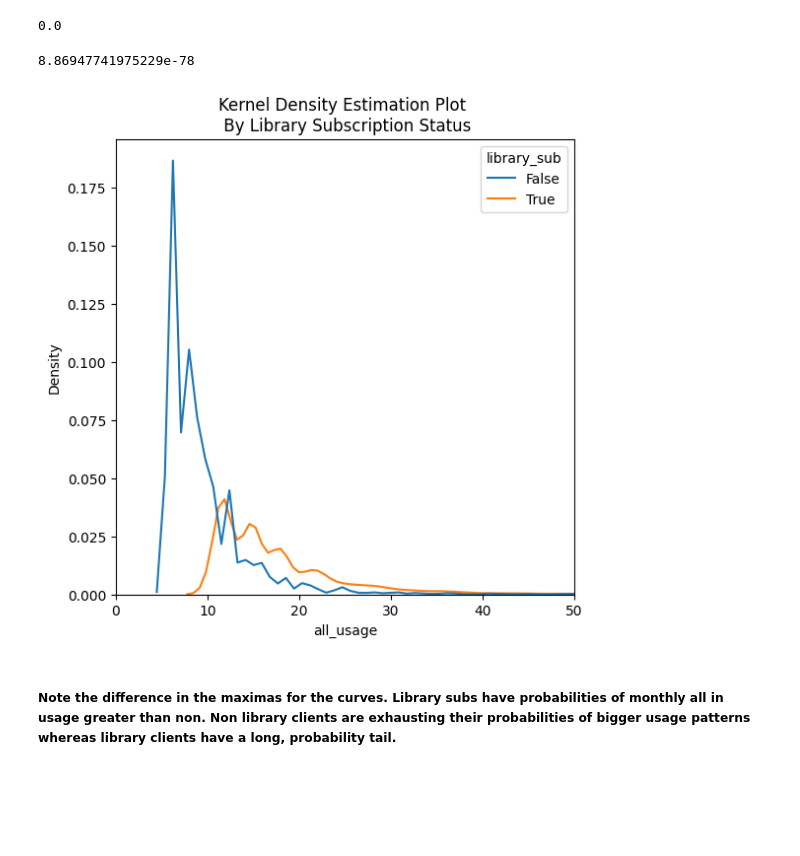
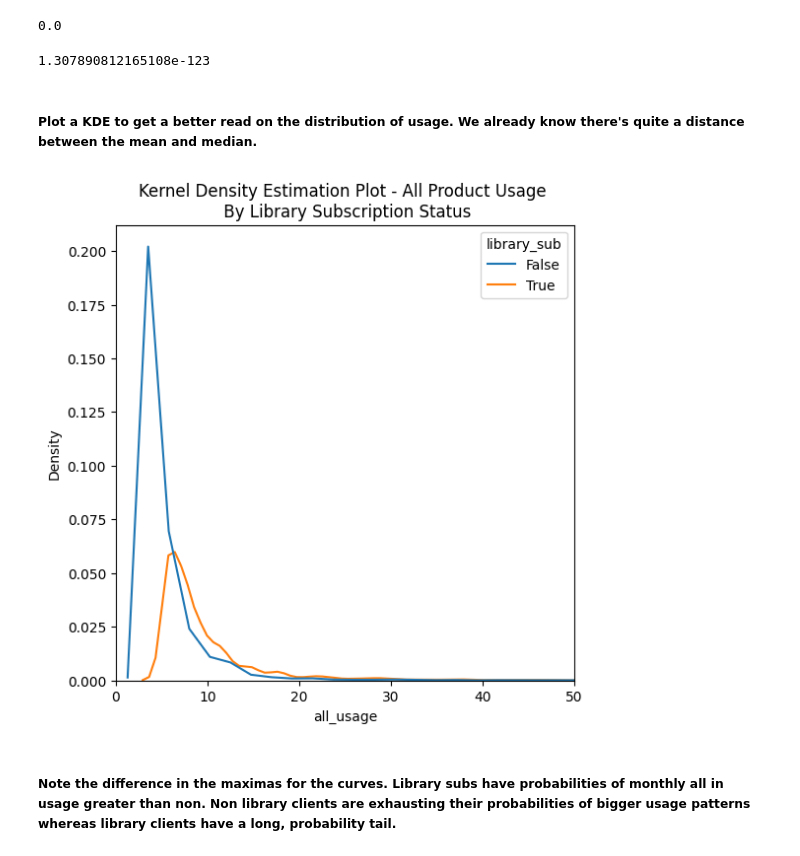
Before and after one commit to dcolarusso/case_studies, a Jupyter notebook: Library LR Forecast.ipynb, the cells around one changed output. Cells and saved outputs as stored; diff of their text form; code cells hidden in the pictures; blank space fills up the shorter version.

```diff
--- a/Library LR Forecast.ipynb
+++ b/Library LR Forecast.ipynb
@@ -80,7 +80,7 @@ def make_client_table(size):
         'region' : [np.random.choice(region, p=[0.70, 0.30]) for i in range(size)],
         'contract_type' : [np.random.choice(contract_type, p=[0.50, 0.25, 0.25]) for i in range(size)],
         'library_sub' : [np.random.choice(library_sub, p=[0.33, 0.67]) for i in range(size)],
-        'active_users' : np.ceil([ (np.random.pareto(2.75)) * 1 for i in range(size)]) + 1
+        'active_users' : np.ceil([ (np.random.pareto(2.75)) * 1 for i in range(size)])
     })
 
     return df
@@ -247,16 +275,18 @@ print(csq_bu[1])
 csq_contract =chi2_contingency(pd.crosstab(f_usage['all_usage'], f_usage['contract_type']))
 print(csq_contract[1])
 # %% [output]
-8.86947741975229e-78
+1.307890812165108e-123
+# %% [markdown]
+##### Plot a KDE to get a better read on the distribution of usage. We already know there's quite a distance between the mean and median.
 # %%
 kde_fix, ax = plt.subplots(figsize=(6,6))
 sns.kdeplot(data=f_usage, x='all_usage', hue='library_sub')
 ax.set_xlim(left=0, right= 50)
 
-plt.title('Kernel Density Estimation Plot \n By Library Subscription Status')
+plt.title('Kernel Density Estimation Plot - All Product Usage \n By Library Subscription Status')
 plt.show()
 # %% [output]
-[figure, old version]
+[figure, new version]
 # %% [markdown]
 ##### Note the difference in the maximas for the curves. Library subs have probabilities of monthly all in usage greater than non. Non library clients are exhausting their probabilities of bigger usage patterns whereas library clients have a long, probability tail.
 # %%
```
Also changed, not shown: parts of 56 cells of this notebook.
